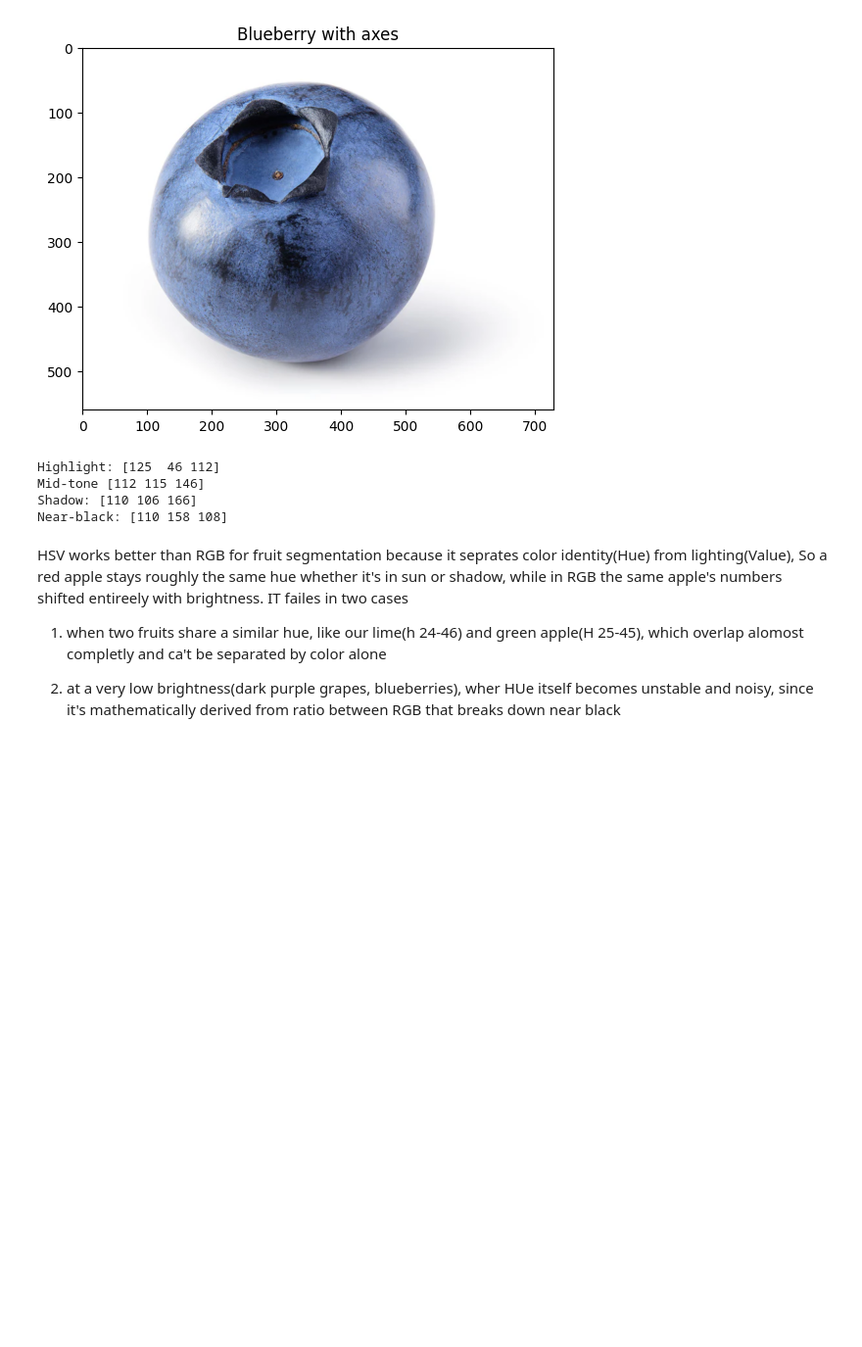
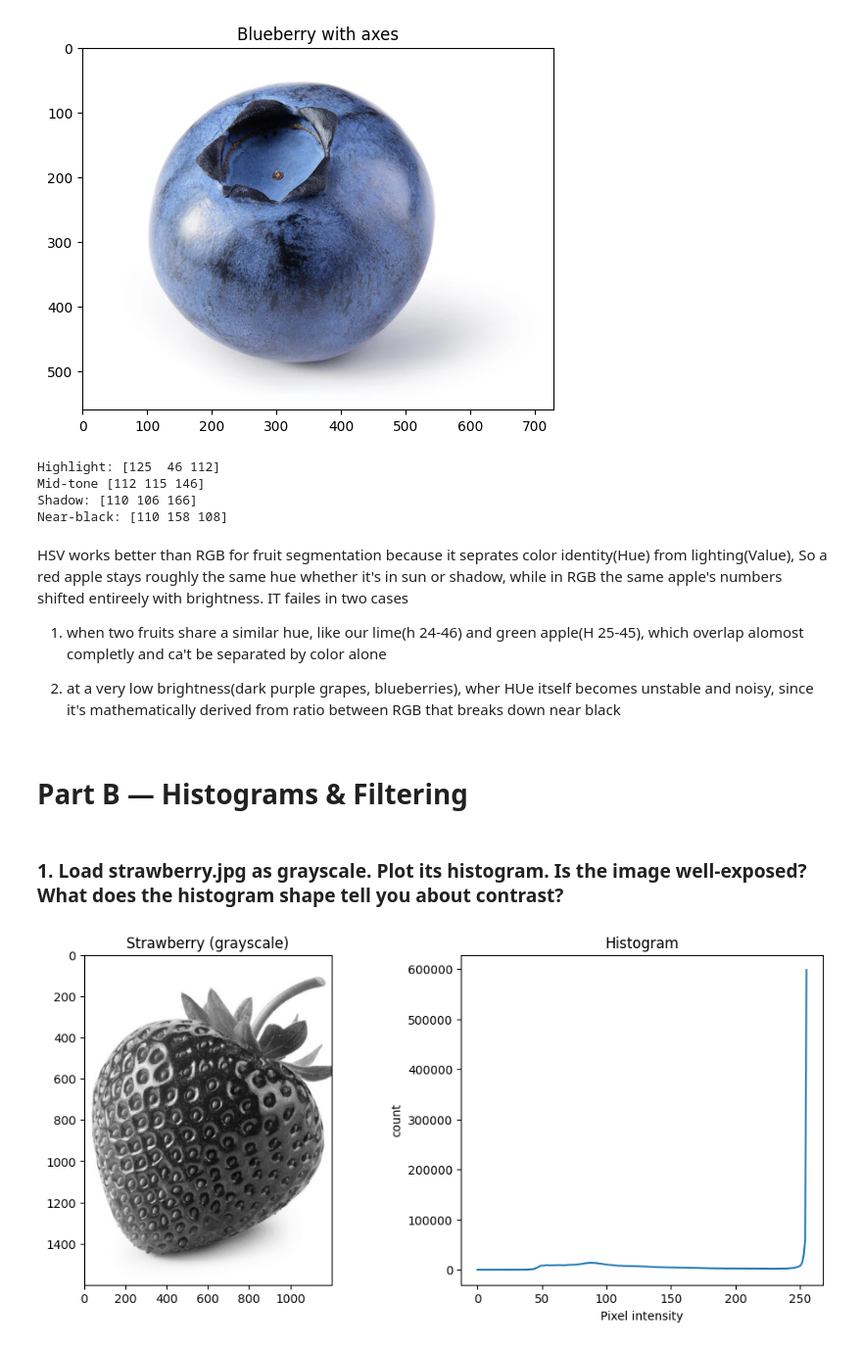
Before and after one commit to un1u3/ml-labs, a Jupyter notebook: fusemachines-2026/phase3/assignment2/Image Processing.ipynb, the cells around one changed output. Shown at 98% size. Saved outputs shown, nothing was run; the diff lists cells and outputs as text; code cells hidden in the pictures; blank space fills up the shorter version.

```diff
--- a/fusemachines-2026/phase3/assignment2/Image Processing.ipynb
+++ b/fusemachines-2026/phase3/assignment2/Image Processing.ipynb
@@ -278,3 +278,24 @@ HSV works better than RGB for fruit segmentation because it seprates color ident
 1. when two fruits share a similar hue, like our lime(h 24-46) and green apple(H 25-45), which overlap alomost completly and ca't be separated by color alone
 
 2. at a very low brightness(dark purple grapes, blueberries), wher HUe itself becomes unstable and noisy, since it's mathematically derived from ratio between RGB that breaks down near black
+# %% [markdown]
+# Part B — Histograms & Filtering
+# %% [markdown]
+### 1. Load strawberry.jpg as grayscale. Plot its histogram. Is the image well-exposed? What does the histogram shape tell you about contrast?
+# %%
+# this collapses the 3 color channels into 1 brightness channedl
+# using weighted averages of RGB
+img_strawberry_gray= cv.imread("Images/strawberry.png", cv.IMREAD_GRAYSCALE)
+# %%
+hist = cv.calcHist([img_strawberry_gray], [0], None, [256], [0, 256])
+
+fig, axes = plt.subplots(1, 2, figsize = (12,5))
+axes[0].imshow(img_strawberry_gray, cmap='gray')
+axes[0].set_title("Strawberry (grayscale)")
+axes[1].plot(hist)
+axes[1].set_title("Histogram")
+axes[1].set_xlabel("Pixel intensity")
+axes[1].set_ylabel("count")
+plt.show()
+# %% [output]
+[figure, added]
```
Also changed, not shown: parts of 5 cells of this notebook, 1 other file.
